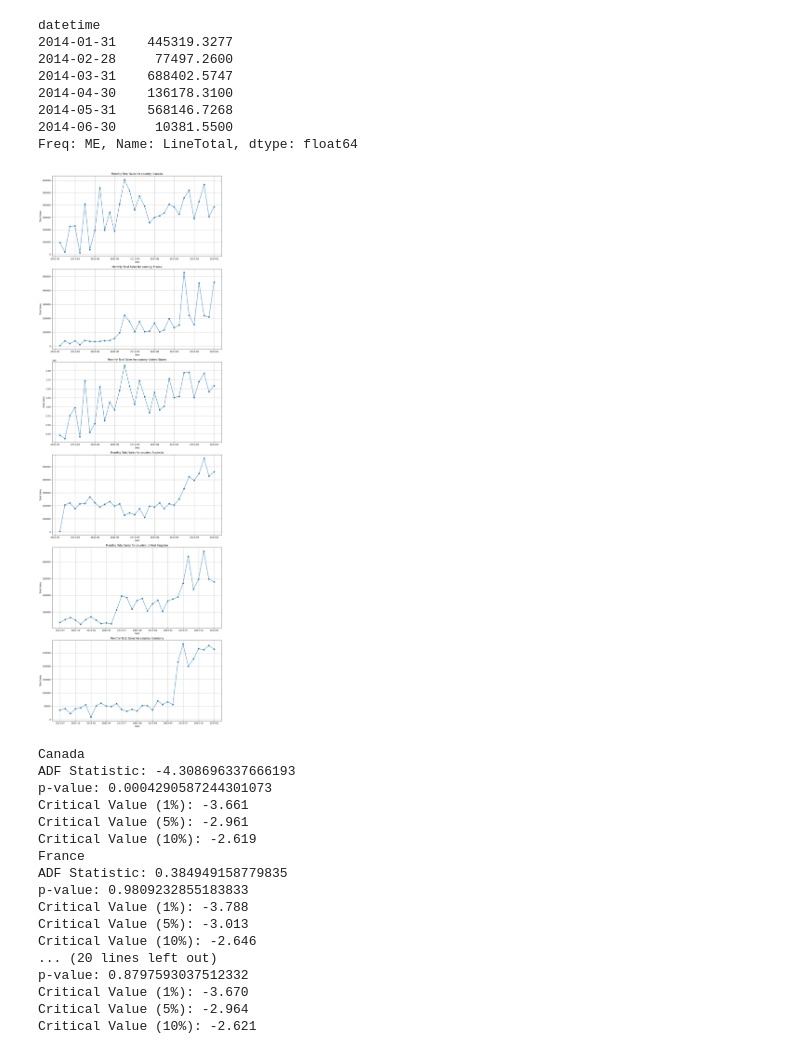
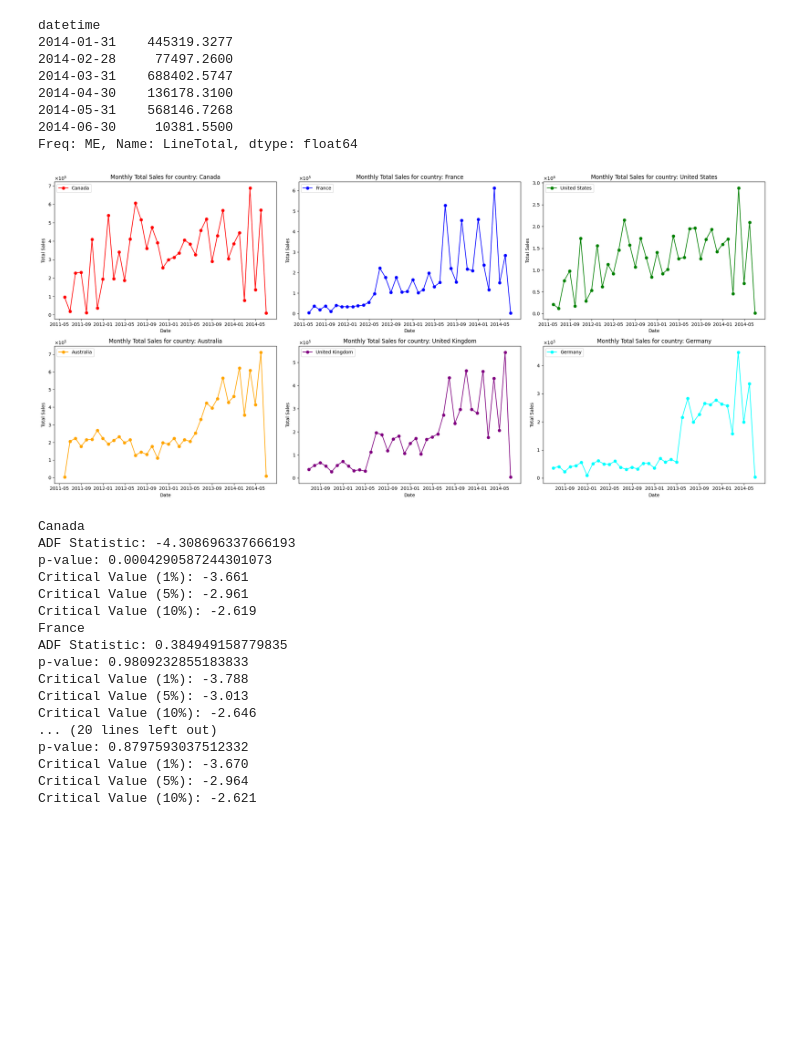
Before and after one commit to ga1nang/curent_topic, a Jupyter notebook: arima_country.ipynb, the cells around one changed output. Drawn from its saved outputs; the diff is of its cells as text; code cells hidden in the pictures; blank space fills up the shorter version.

```diff
--- a/arima_country.ipynb
+++ b/arima_country.ipynb
@@ -22,6 +24,2 @@ from scipy.stats import t
 import scipy.stats as stats
 import pylab
-# %%
-# Load the data from the CSV file
-sales_data = pd.read_csv('sales_data.csv')
-sales_data.head(10)
@@ -128,24 +180,38 @@ datetime
 2014-05-31    568146.7268
 2014-06-30     10381.5500
 Freq: ME, Name: LineTotal, dtype: float64
-# %%
-n_countries = len(countries)  # Total number of countries
-
-plt.figure(figsize=(12, 6 * n_countries))  # Adjust figure size dynamically based on the number of countries
-
-for i, (country, monthly_sales) in enumerate(train_data.items(), 1):
-    plt.subplot(n_countries, 1, i)
-    plt.plot(monthly_sales, marker='o', linestyle='-')
-    plt.title(f"Monthly Total Sales for country: {country}")
-    plt.xlabel("Date")
-    plt.ylabel("Total Sales")
-    plt.grid(True)
-
-# Adjust layout
-plt.tight_layout()
-plt.show()
-# %% [output]
-[figure, removed]
+# %%
+# Extended color palette
+colors = ['red', 'blue', 'green', 'orange', 'purple', 'cyan']  # Added 'purple' and 'cyan'
+
+n_countries = len(combined_data)  # Total number of countries
+rows, cols = 2, 3  # 2x3 grid for up to 6 countries
+
+fig, axes = plt.subplots(rows, cols, figsize=(22, 10))  # Adjust size as needed
+
+# Flatten the axes array for easier iteration
+axes = axes.flatten()
+
+for i, (country, monthly_sales) in enumerate(combined_data.items()):
+    ax = axes[i]
+    ax.plot(monthly_sales, marker='o', linestyle='-', color=colors[i], label=country)
+    ax.set_title(f"Monthly Total Sales for country: {country}")
+    ax.set_xlabel("Date")
+    ax.set_ylabel("Total Sales")
+    ax.legend(loc='upper left')
+
+    # Format the y-axis to scientific notation
+    ax.yaxis.set_major_formatter(ScalarFormatter(useMathText=True))
+    ax.ticklabel_format(style='sci', axis='y', scilimits=(0, 0))
+
+# Remove any unused subplots if the number of countries is less than rows * cols
+for j in range(i + 1, rows * cols):
+    fig.delaxes(axes[j])
+
+plt.tight_layout()  # Adjust layout to prevent overlapping
+plt.show()
+# %% [output]
+[figure, added]
 # %%
 def adf_test(series):
     """
```
Also changed, not shown: parts of 29 cells of this notebook, 19 other files.
